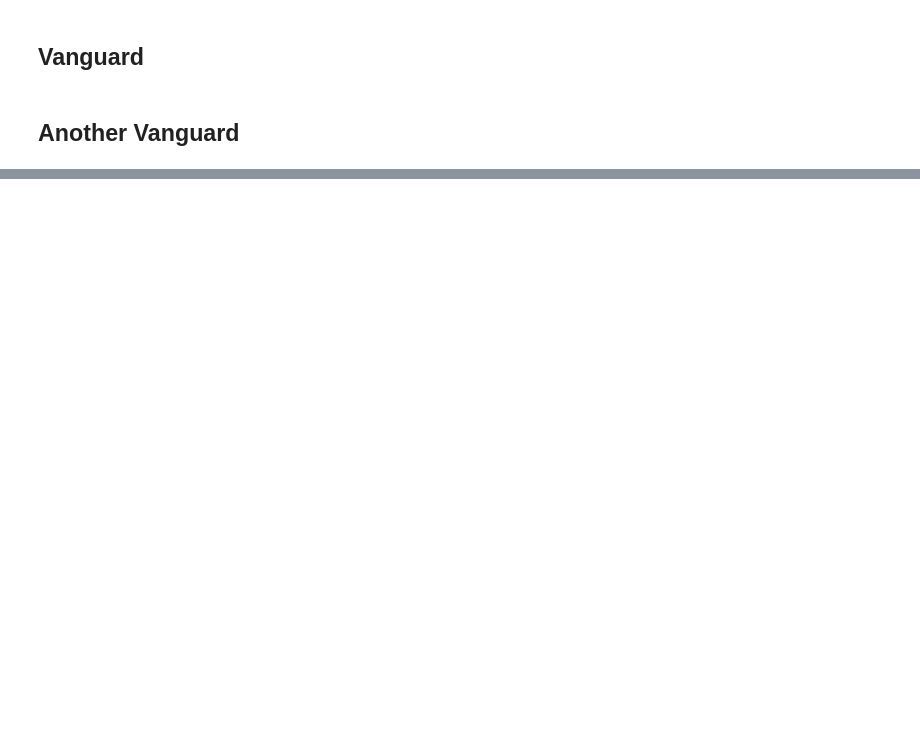
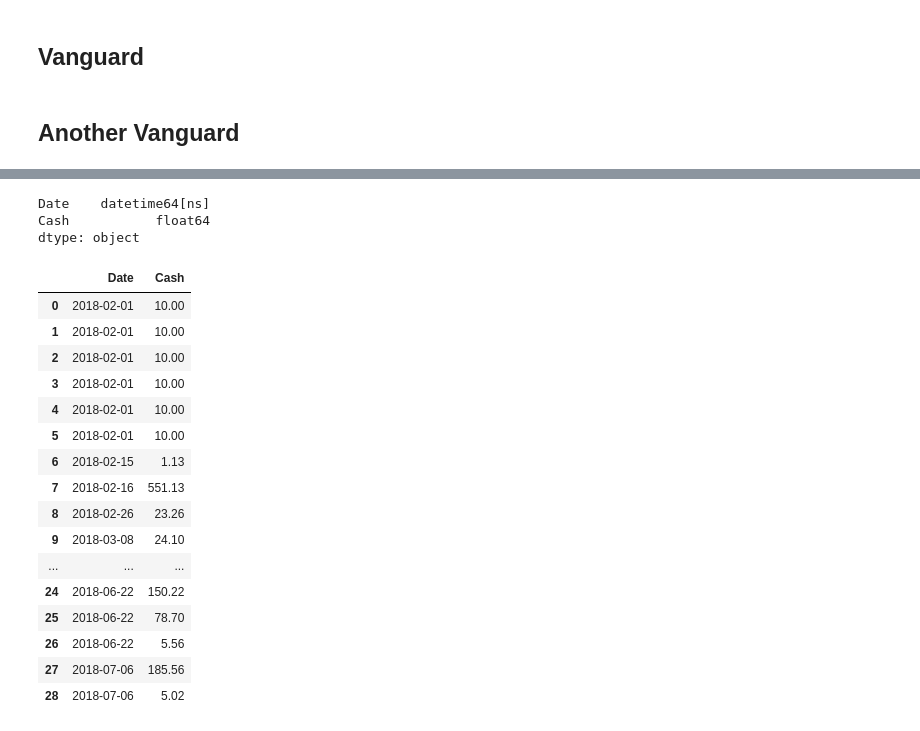
Before and after one commit to ahwkuepper/portfolios, a Jupyter notebook: notebooks/MyPortfolios.ipynb, the cells around one changed output, grey strips where cells are left out. Saved outputs shown, nothing was run; the diff lists cells and outputs as text; code cells hidden in the pictures; blank space fills up the shorter version.

```diff
--- a/notebooks/MyPortfolios.ipynb
+++ b/notebooks/MyPortfolios.ipynb
@@ -35,0 +52,6 @@ vg_2.positions()
+# %%
+rh.wallet.dtypes
+# %% [output]
+Date    datetime64[ns]
+Cash           float64
+dtype: object
@@ -35,0 +60,20 @@ vg_2.positions()
+# %%
+rh.wallet
+# %% [output]
+|  | Date | Cash |
+| 0 | 2018-02-01 | 10.00 |
+| 1 | 2018-02-01 | 10.00 |
+| 2 | 2018-02-01 | 10.00 |
+| 3 | 2018-02-01 | 10.00 |
+| 4 | 2018-02-01 | 10.00 |
+| 5 | 2018-02-01 | 10.00 |
+| 6 | 2018-02-15 | 1.13 |
+| 7 | 2018-02-16 | 551.13 |
+| 8 | 2018-02-26 | 23.26 |
+| 9 | 2018-03-08 | 24.10 |
+| ... | ... | ... |
+| 24 | 2018-06-22 | 150.22 |
+| 25 | 2018-06-22 | 78.70 |
+| 26 | 2018-06-22 | 5.56 |
+| 27 | 2018-07-06 | 185.56 |
+| 28 | 2018-07-06 | 5.02 |
```
Also changed, not shown: parts of 12 cells of this notebook, 2 other files.
